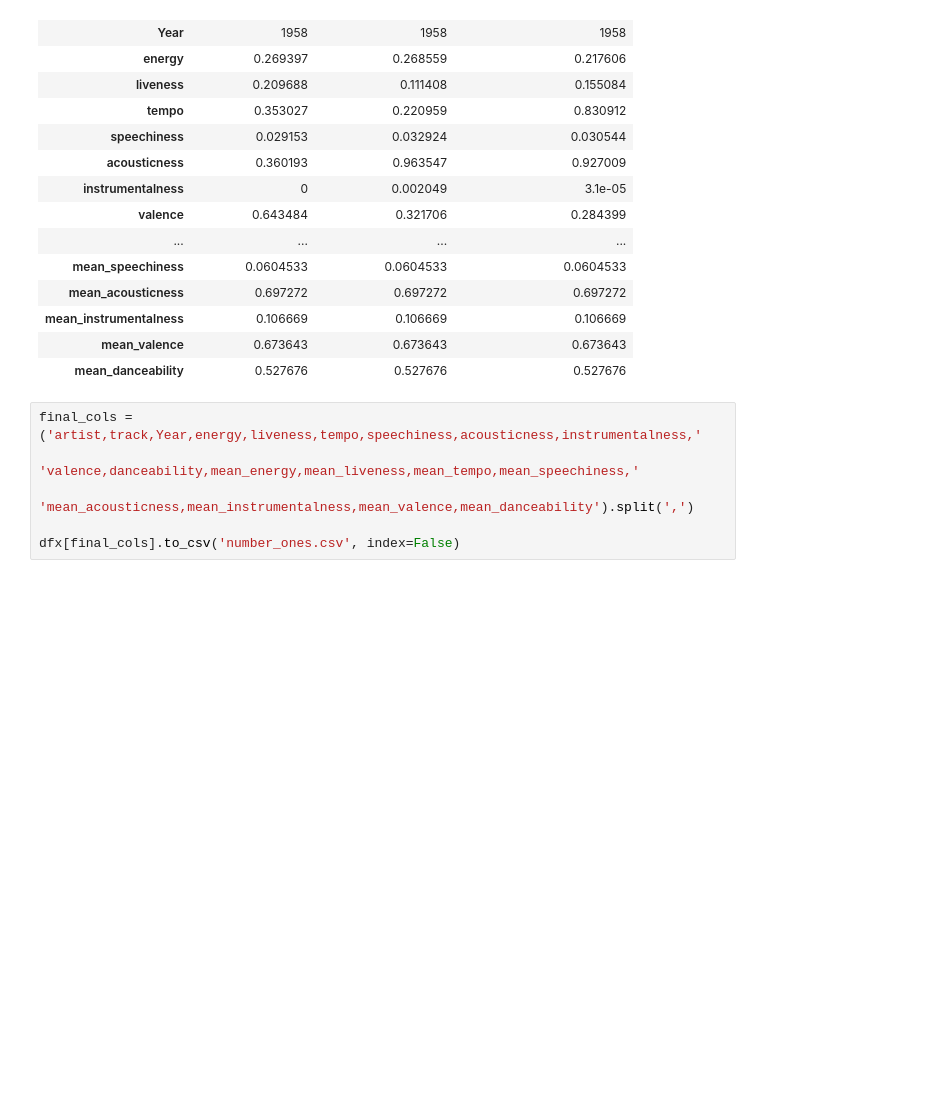
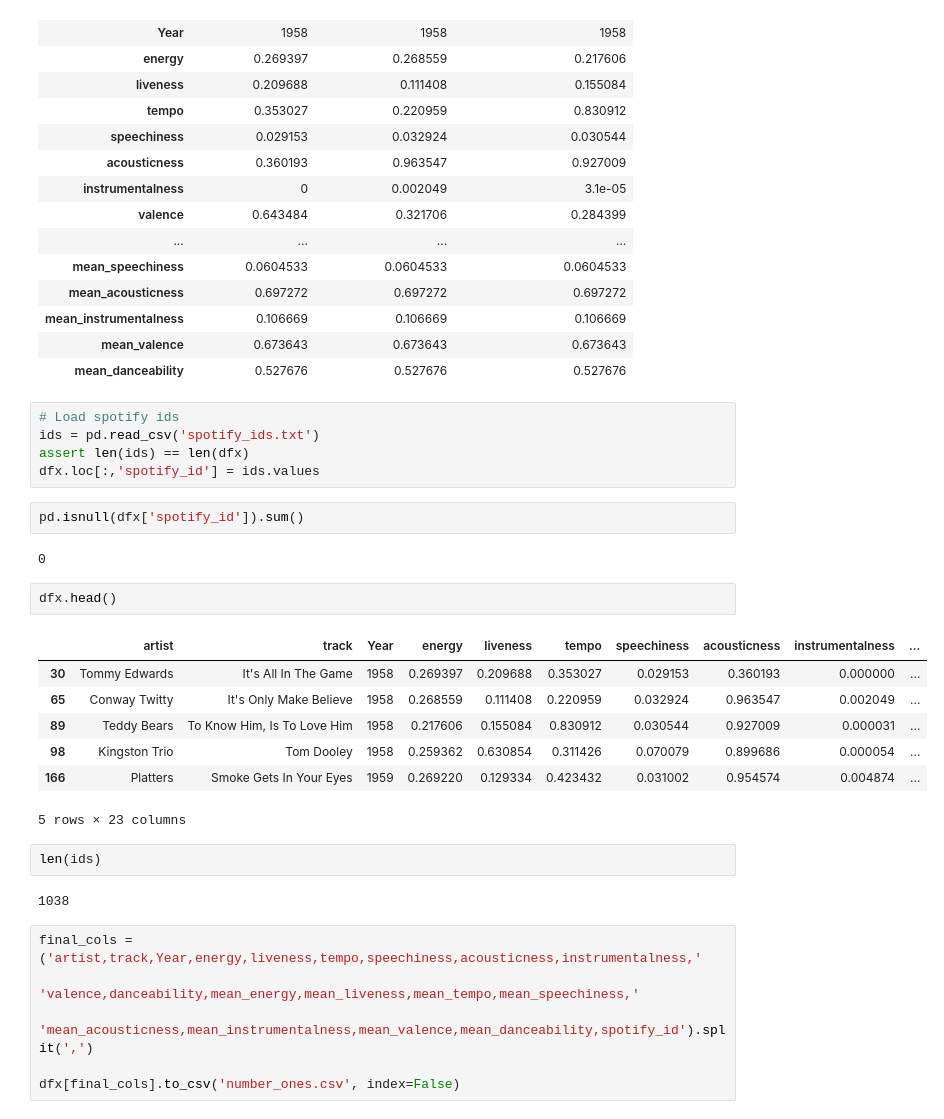
Before and after one commit to colinmorris/atypicality, a Jupyter notebook: number_ones_munging.ipynb, the cells around one changed output. Saved outputs shown, nothing was run; the diff lists cells and outputs as text; blank space fills up the shorter version.

Commit message:
Add spotify embeds

```diff
--- a/number_ones_munging.ipynb
+++ b/number_ones_munging.ipynb
@@ -154,9 +154,32 @@ dfx.head(3).T
 | mean_instrumentalness | 0.106669 | 0.106669 | 0.106669 |
 | mean_valence | 0.673643 | 0.673643 | 0.673643 |
 | mean_danceability | 0.527676 | 0.527676 | 0.527676 |
+# %%
+# Load spotify ids
+ids = pd.read_csv('spotify_ids.txt')
+assert len(ids) == len(dfx)
+dfx.loc[:,'spotify_id'] = ids.values
+# %%
+pd.isnull(dfx['spotify_id']).sum()
+# %% [output]
+0
+# %%
+dfx.head()
+# %% [output]
+|  | artist | track | Year | energy | liveness | tempo | speechiness | acousticness | instrumentalness | ... |
+| 30 | Tommy Edwards | It's All In The Game | 1958 | 0.269397 | 0.209688 | 0.353027 | 0.029153 | 0.360193 | 0.000000 | ... |
+| 65 | Conway Twitty | It's Only Make Believe | 1958 | 0.268559 | 0.111408 | 0.220959 | 0.032924 | 0.963547 | 0.002049 | ... |
+| 89 | Teddy Bears | To Know Him, Is To Love Him | 1958 | 0.217606 | 0.155084 | 0.830912 | 0.030544 | 0.927009 | 0.000031 | ... |
+| 98 | Kingston Trio | Tom Dooley | 1958 | 0.259362 | 0.630854 | 0.311426 | 0.070079 | 0.899686 | 0.000054 | ... |
+| 166 | Platters | Smoke Gets In Your Eyes | 1959 | 0.269220 | 0.129334 | 0.423432 | 0.031002 | 0.954574 | 0.004874 | ... |
+5 rows × 23 columns
+# %%
+len(ids)
+# %% [output]
+1038
 # %%
 final_cols = ('artist,track,Year,energy,liveness,tempo,speechiness,acousticness,instrumentalness,'
             'valence,danceability,mean_energy,mean_liveness,mean_tempo,mean_speechiness,'
-            'mean_acousticness,mean_instrumentalness,mean_valence,mean_danceability').split(',')
+            'mean_acousticness,mean_instrumentalness,mean_valence,mean_danceability,spotify_id').split(',')
 
 dfx[final_cols].to_csv('number_ones.csv', index=False)
```
Also changed, not shown: parts of 1 cell of this notebook, 7 other files.
